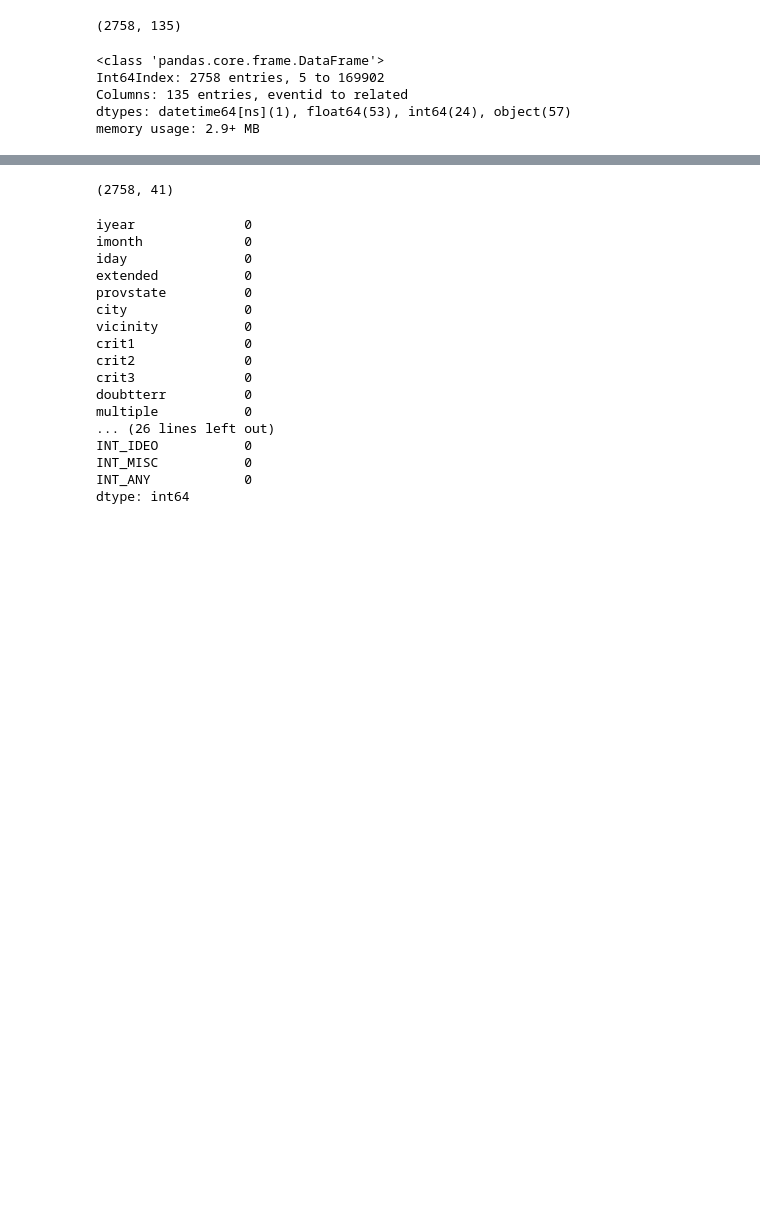
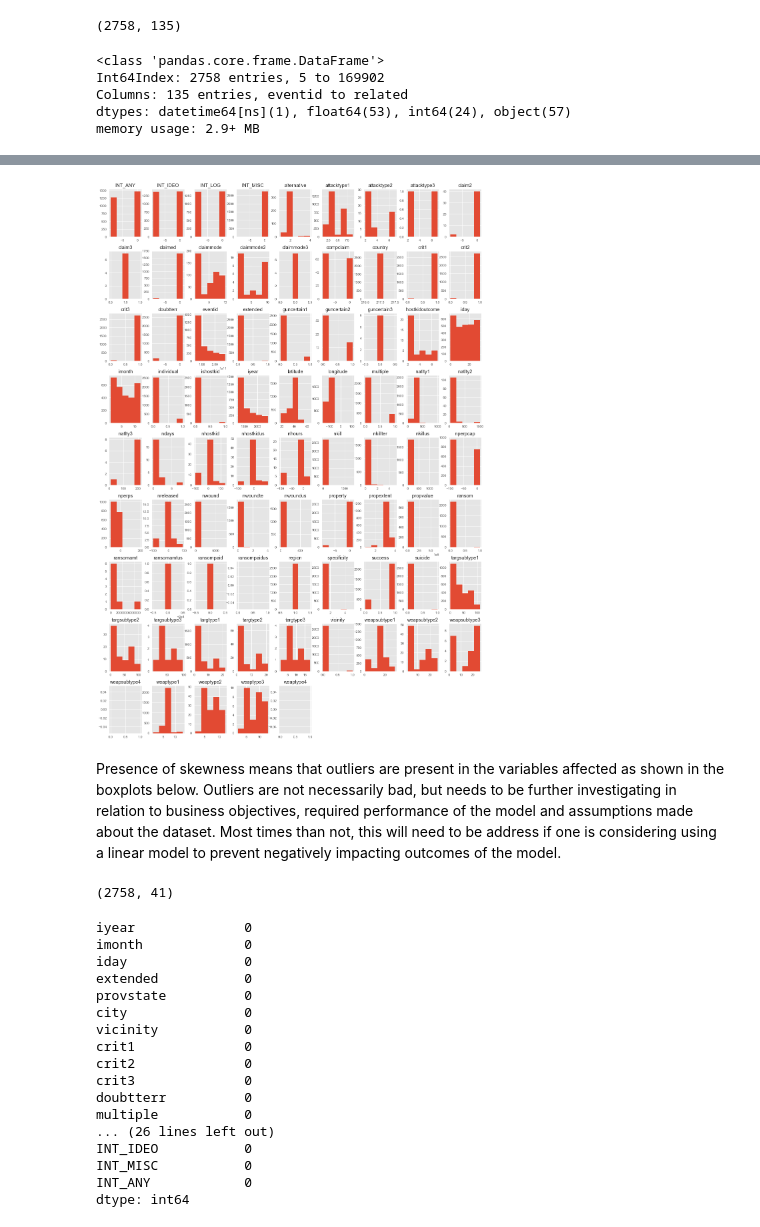
Before and after one commit to andyogah/data_science_capstone_project_1, a Jupyter notebook: data_science_capstone_project_1 (2).ipynb, the cells around one changed output, grey strips where cells are left out. Saved outputs shown, nothing was run; the diff lists cells and outputs as text; code cells hidden in the pictures; blank space fills up the shorter version.

```diff
--- a/data_science_capstone_project_1 (2).ipynb
+++ b/data_science_capstone_project_1 (2).ipynb
@@ -24,7 +24,7 @@ matplotlib.style.use('ggplot')
 # %% [markdown]
 The dataset was downloaded as an excel spreadsheet from the GTD website, uploaded into Pandas and then we carry out some data wrangling and preprocessing.
 # %%
-file= r'C:\Users\dejavu\Desktop\git_jupyter\springboard_mini_project\capstone_projects/globalterrorismdb_0617dist.xlsx'
+file= r'globalterrorismdb_0617dist.xlsx'
 df= pd.read_excel(file)
 # %%
 df.shape
@@ -56,3 +104,10 @@ memory usage: 2.9+ MB
+# %%
+df2.hist(bins=5, figsize=(20,30))
+plt.show()
+# %% [output]
+[figure, added]
+# %% [markdown]
+Presence of skewness means that outliers are present in the variables affected as shown in the boxplots below. Outliers are not necessarily bad, but needs to be further investigating in relation to business objectives, required performance of the model and assumptions made about the dataset. Most times than not, this will need to be address if one is considering using a linear model to prevent negatively impacting outcomes of the model.
 # %%
 class wr_ppro():
     '''Used for data wrangling and some initial preprocessing'''
```
Also changed, not shown: parts of 235 cells of this notebook.
